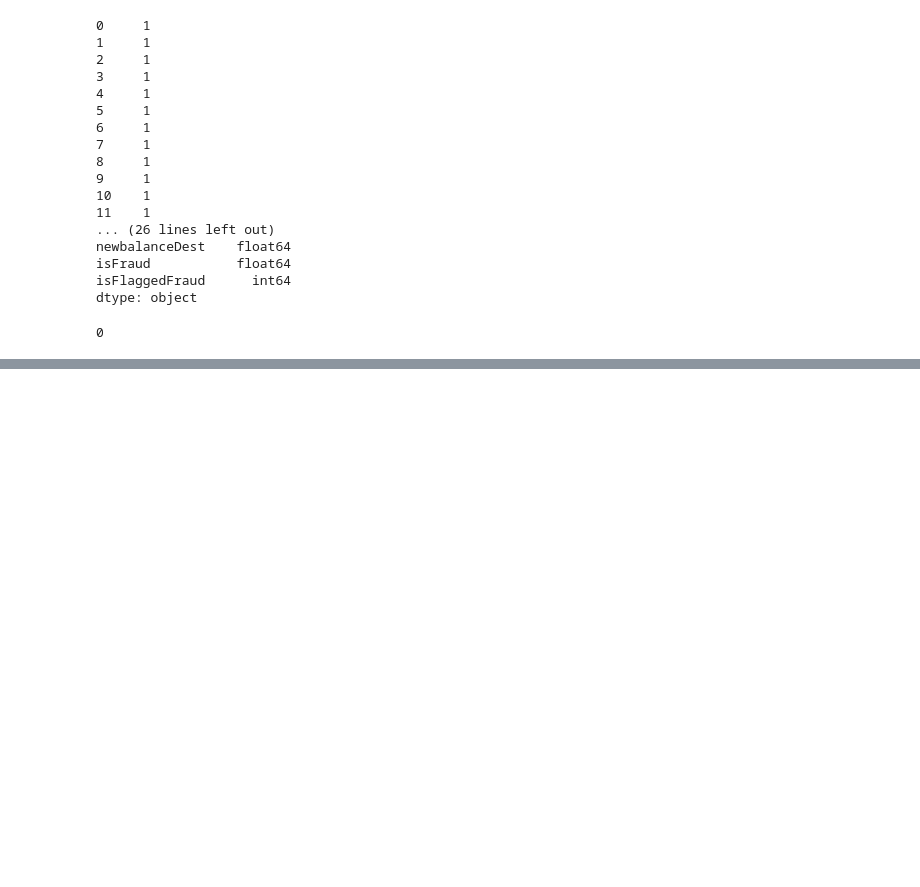
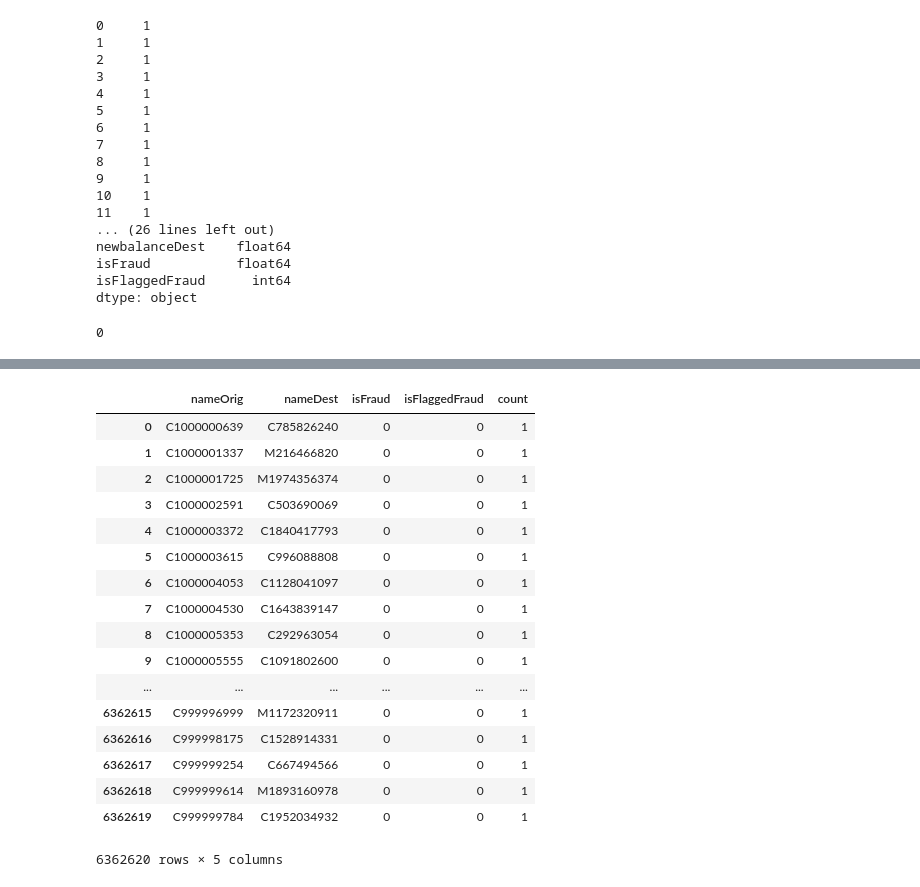
Before and after one commit to SridharK12/Machine-Learning, a Jupyter notebook: fraud detection.ipynb, the cells around one changed output, grey strips where cells are left out. Cells and saved outputs as stored; diff of their text form; code cells hidden in the pictures; blank space fills up the shorter version.

```diff
--- a/fraud detection.ipynb
+++ b/fraud detection.ipynb
@@ -78,0 +164,21 @@ data.isnull().sum().sum()
+# %%
+data.groupby(['nameOrig', 'nameDest','isFraud', 'isFlaggedFraud']).size().reset_index(name='count')
+# %% [output]
+|  | nameOrig | nameDest | isFraud | isFlaggedFraud | count |
+| 0 | C1000000639 | C785826240 | 0 | 0 | 1 |
+| 1 | C1000001337 | M216466820 | 0 | 0 | 1 |
+| 2 | C1000001725 | M1974356374 | 0 | 0 | 1 |
+| 3 | C1000002591 | C503690069 | 0 | 0 | 1 |
+| 4 | C1000003372 | C1840417793 | 0 | 0 | 1 |
+| 5 | C1000003615 | C996088808 | 0 | 0 | 1 |
+| 6 | C1000004053 | C1128041097 | 0 | 0 | 1 |
+| 7 | C1000004530 | C1643839147 | 0 | 0 | 1 |
+| 8 | C1000005353 | C292963054 | 0 | 0 | 1 |
+| 9 | C1000005555 | C1091802600 | 0 | 0 | 1 |
+| ... | ... | ... | ... | ... | ... |
+| 6362615 | C999996999 | M1172320911 | 0 | 0 | 1 |
+| 6362616 | C999998175 | C1528914331 | 0 | 0 | 1 |
+| 6362617 | C999999254 | C667494566 | 0 | 0 | 1 |
+| 6362618 | C999999614 | M1893160978 | 0 | 0 | 1 |
+| 6362619 | C999999784 | C1952034932 | 0 | 0 | 1 |
+6362620 rows × 5 columns
```
Also changed, not shown: parts of 32 cells of this notebook.
